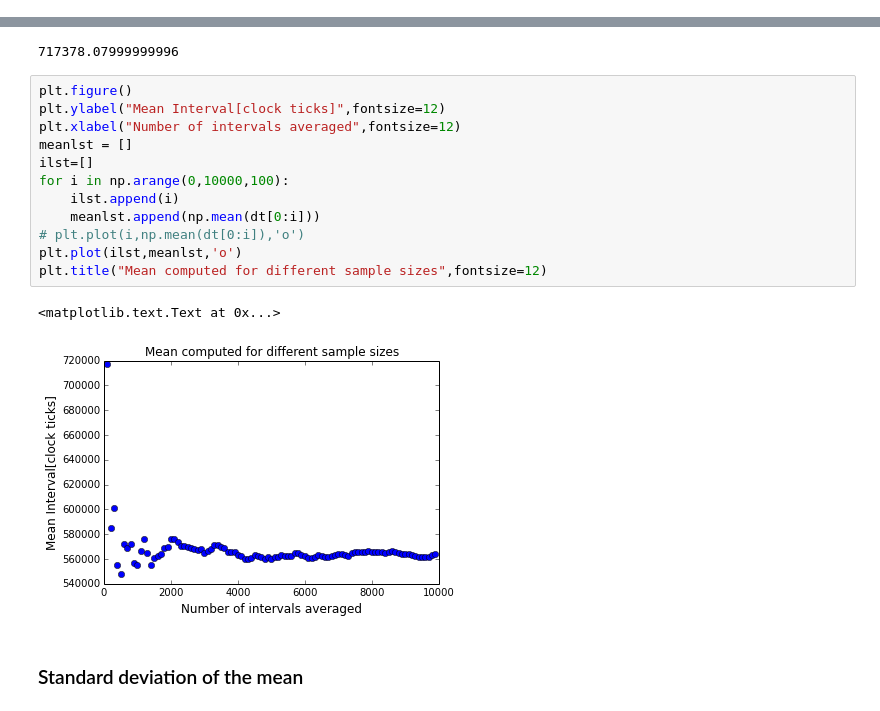
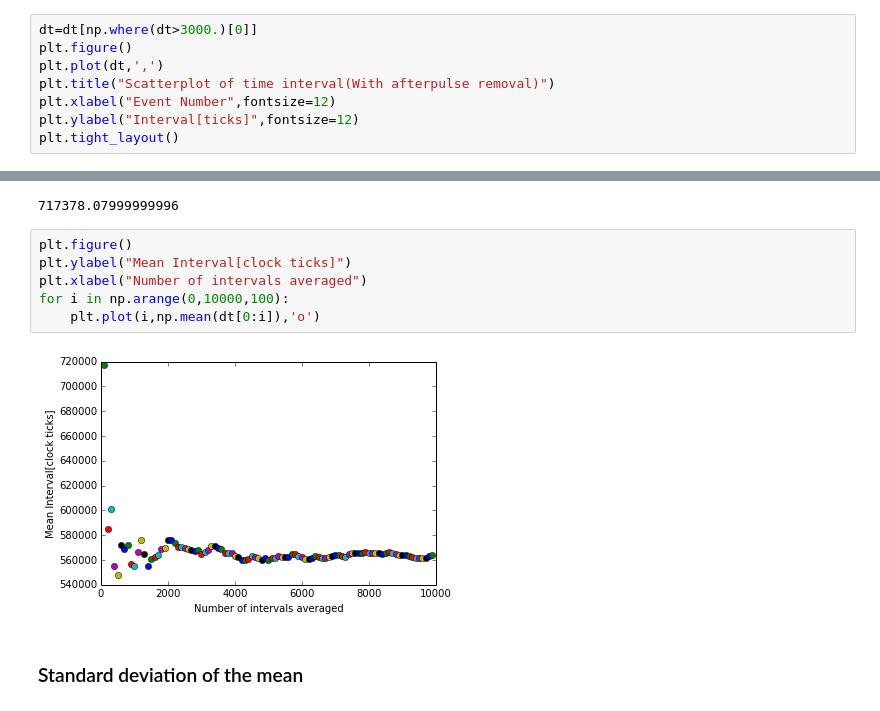
Before and after one commit to dorisjlee/AY120, a Jupyter notebook: lab1/Lab1 Photon Detection Experiment(I).ipynb, the cells around one changed output, grey strips where cells are left out. Saved outputs shown, nothing was run; the diff lists cells and outputs as text.

```diff
--- a/lab1/Lab1 Photon Detection Experiment(I).ipynb
+++ b/lab1/Lab1 Photon Detection Experiment(I).ipynb
@@ -101,0 +96,8 @@ plt.plot(dt,',')
+# %%
+dt=dt[np.where(dt>3000.)[0]]
+plt.figure()
+plt.plot(dt,',')
+plt.title("Scatterplot of time interval(With afterpulse removal)")
+plt.xlabel("Event Number",fontsize=12)
+plt.ylabel("Interval[ticks]",fontsize=12)
+plt.tight_layout()
@@ -146,19 +154,12 @@ np.mean(dt[0:100])
 717378.07999999996
 # %%
 plt.figure()
-plt.ylabel("Mean Interval[clock ticks]",fontsize=12)
-plt.xlabel("Number of intervals averaged",fontsize=12)
-meanlst = []
-ilst=[]
+plt.ylabel("Mean Interval[clock ticks]")
+plt.xlabel("Number of intervals averaged")
 for i in np.arange(0,10000,100):
-    ilst.append(i)
-    meanlst.append(np.mean(dt[0:i]))
-# plt.plot(i,np.mean(dt[0:i]),'o')
-plt.plot(ilst,meanlst,'o')
-plt.title("Mean computed for different sample sizes",fontsize=12)
+    plt.plot(i,np.mean(dt[0:i]),'o')
 # %% [output]
-<matplotlib.text.Text at 0x...>
-[figure, old version]
+[figure, new version]
 # %% [markdown]
 ### Standard deviation of the mean
 # %%
```
Also changed, not shown: parts of 9 cells of this notebook, 23 other files.
